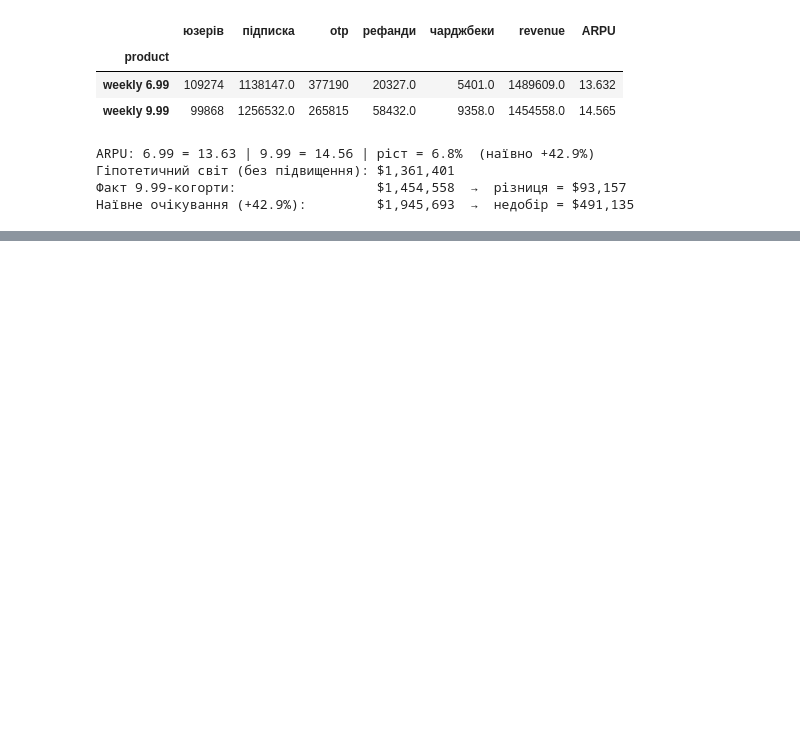
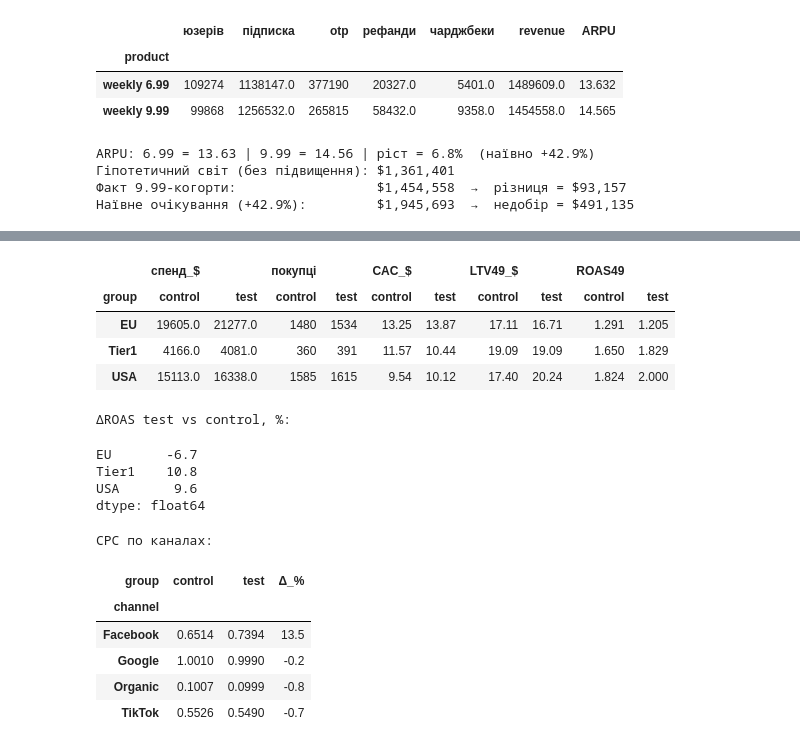
Before and after one commit to Trigger111/amo-case-nepop, a Jupyter notebook: amo_case_analysis.ipynb, the cells around one changed output, grey strips where cells are left out. Saved outputs shown, nothing was run; the diff lists cells and outputs as text; code cells hidden in the pictures; blank space fills up the shorter version.

```diff
--- a/amo_case_analysis.ipynb
+++ b/amo_case_analysis.ipynb
@@ -892,0 +1019,57 @@ ARPU: 6.99 = 13.63 | 9.99 = 14.56 | ріст = 6.8%  (наївно +42.9%)
+# %%
+# --- Блок 4: CAC та ROAS по регіон × група (вікно 10–24.01) ---
+
+# 1. Спенд у вікні тесту
+m_win = df_marketing_spend_data[(df_marketing_spend_data['date'] >= period_start) &
+                                (df_marketing_spend_data['date'] <= period_end)]
+spend = m_win.groupby(['country_group', 'group'])['spend'].sum().unstack()
+
+# 2. Покупці у вікні (з test_data)
+buyers = (df_period[df_period['event_name'] == 'purchase']
+          .groupby(['country_group', 'group'])['user_id'].nunique().unstack())
+
+# 3. CAC = спенд / покупці
+cac = (spend / buyers).round(2)
+
+# 4. Цінність покупця = LTV49 по регіону × ДОСТАВЛЕНІЙ ціні (Tier1 → Other, обидва арми 6.99)
+ltv_reg = full.pivot_table(index='region', columns='product', values='LTV', aggfunc='mean').round(2)
+value = pd.DataFrame(index=['EU', 'USA', 'Tier1'], columns=['control', 'test'], dtype=float)
+value.loc['EU']    = [ltv_reg.loc['EU', 'weekly 6.99'],    ltv_reg.loc['EU', 'weekly 9.99']]
+value.loc['USA']   = [ltv_reg.loc['USA', 'weekly 6.99'],   ltv_reg.loc['USA', 'weekly 9.99']]
+value.loc['Tier1'] = [ltv_reg.loc['Other', 'weekly 6.99'], ltv_reg.loc['Other', 'weekly 6.99']]
+
+# 5. ROAS = цінність / вартість залучення
+roas = (value / cac).round(3)
+
+summary = pd.concat({'спенд_$': spend.round(0), 'покупці': buyers, 'CAC_$': cac,
+                     'LTV49_$': value, 'ROAS49': roas}, axis=1)
+display(summary)
+
+delta_roas = (100 * (roas['test'] / roas['control'] - 1)).round(1)
+print('ΔROAS test vs control, %:')
+display(delta_roas)
+
+# 6. CPC по каналах: де саме подорожчало залучення
+cpc_ch = m_win.groupby(['channel', 'group']).apply(
+    lambda g: g['spend'].sum() / g['clicks'].sum(), include_groups=False).round(4).unstack()
+cpc_ch['Δ_%'] = (100 * (cpc_ch['test'] / cpc_ch['control'] - 1)).round(1)
+print('CPC по каналах:')
+display(cpc_ch)
+# %% [output]
+|  | спенд_$ |  | покупці |  | CAC_$ |  | LTV49_$ |  | ROAS49 |  |
+| group | control | test | control | test | control | test | control | test | control | test |
+| EU | 19605.0 | 21277.0 | 1480 | 1534 | 13.25 | 13.87 | 17.11 | 16.71 | 1.291 | 1.205 |
+| Tier1 | 4166.0 | 4081.0 | 360 | 391 | 11.57 | 10.44 | 19.09 | 19.09 | 1.650 | 1.829 |
+| USA | 15113.0 | 16338.0 | 1585 | 1615 | 9.54 | 10.12 | 17.40 | 20.24 | 1.824 | 2.000 |
+ΔROAS test vs control, %:
+EU       -6.7
+Tier1    10.8
+USA       9.6
+dtype: float64
+CPC по каналах:
+| group | control | test | Δ_% |
+| channel |  |  |  |
+| Facebook | 0.6514 | 0.7394 | 13.5 |
+| Google | 1.0010 | 0.9990 | -0.2 |
+| Organic | 0.1007 | 0.0999 | -0.8 |
+| TikTok | 0.5526 | 0.5490 | -0.7 |
```
Also changed, not shown: parts of 15 cells of this notebook, 2 other files.
